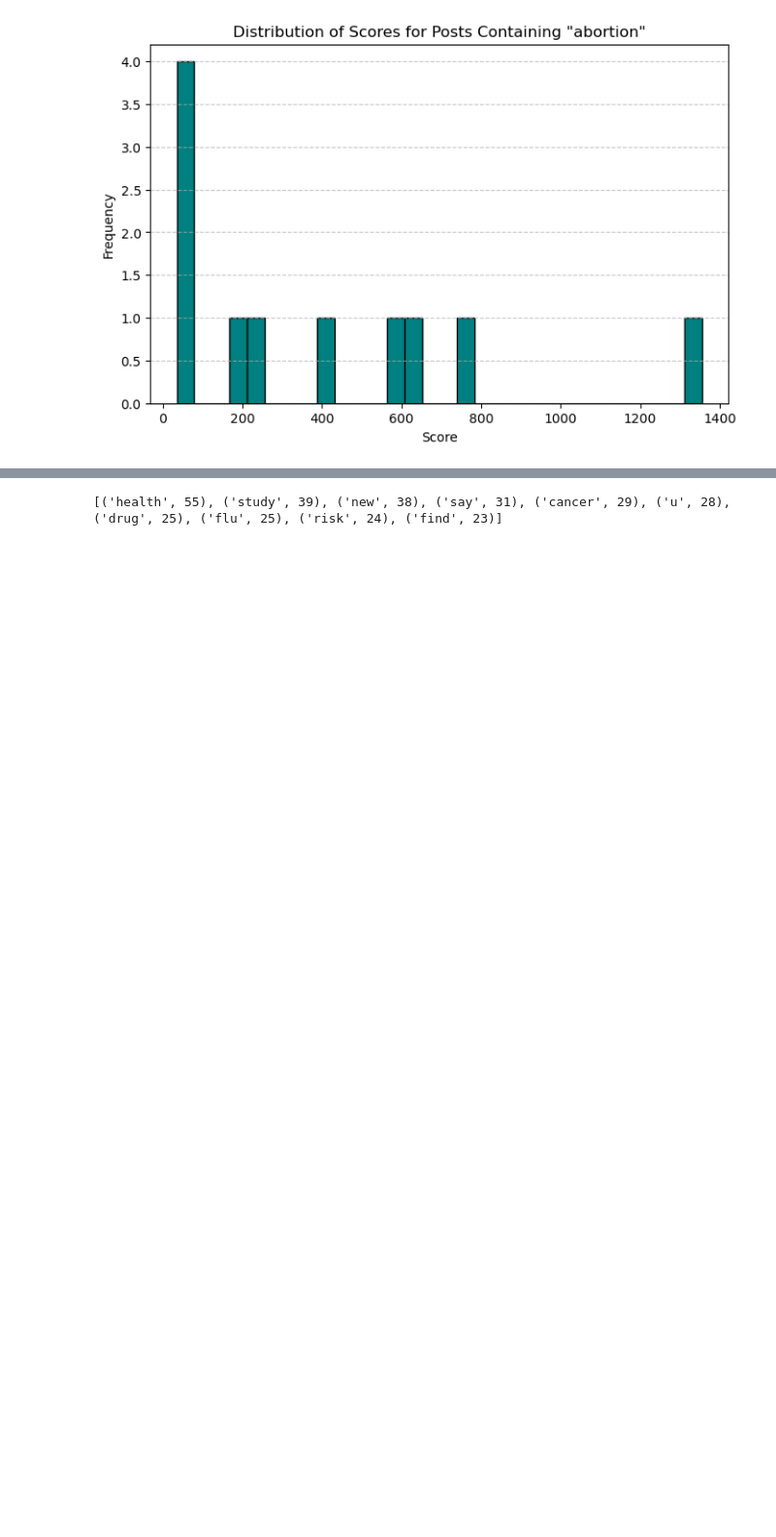
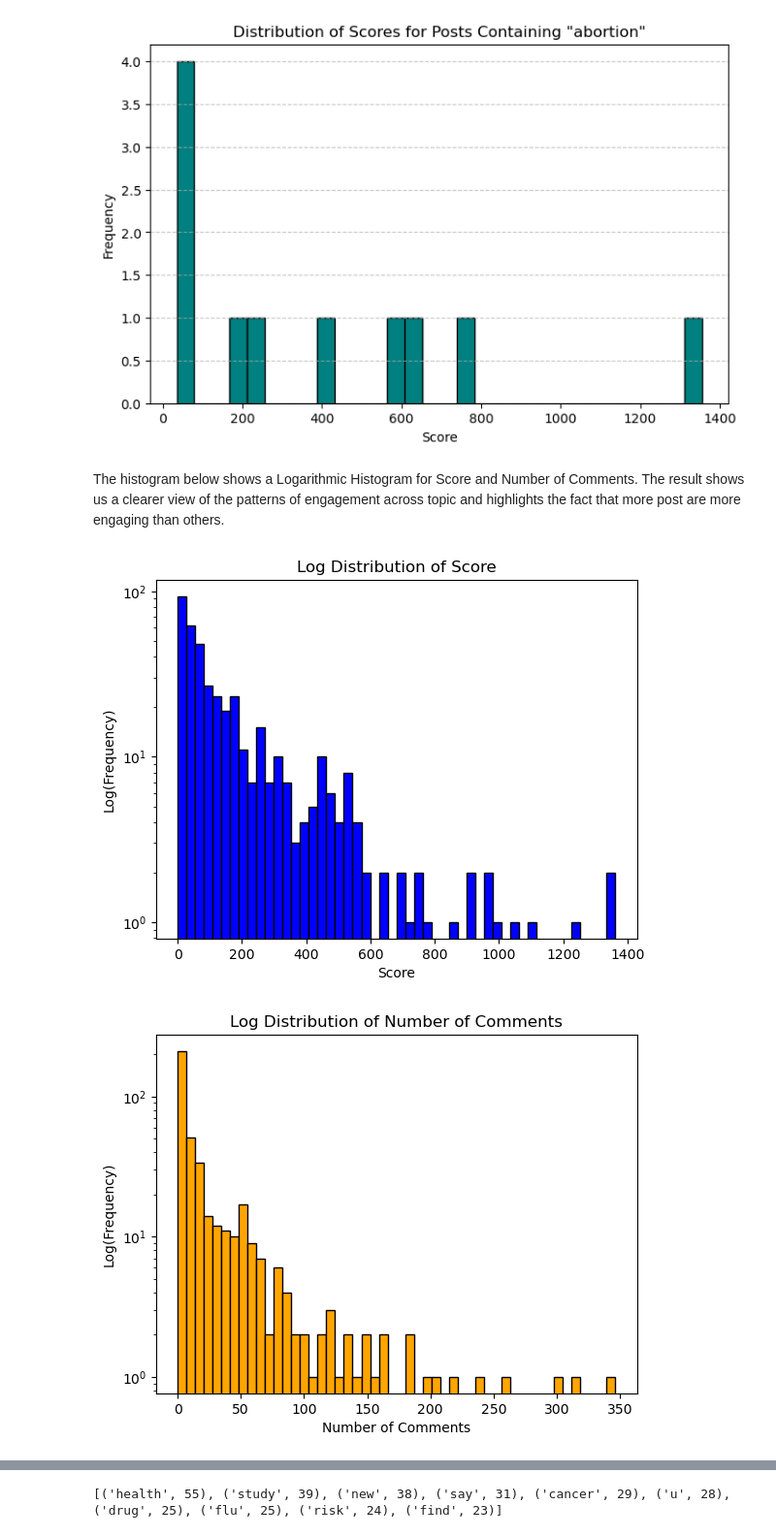
Before and after one commit to Olayemi-cloud/jh24993_EMATM0048---Python-Project, a Jupyter notebook: jh24993_EMATM0048_Q2.ipynb, the cells around one changed output, grey strips where cells are left out. Shown at 97% size. Drawn from its saved outputs; the diff is of its cells as text; code cells hidden in the pictures; blank space fills up the shorter version.

```diff
--- a/jh24993_EMATM0048_Q2.ipynb
+++ b/jh24993_EMATM0048_Q2.ipynb
@@ -457,3 +472,21 @@ for keyword in keywords:
 [figure]
 [figure]
 [figure]
+# %% [markdown]
+The histogram below shows a Logarithmic Histogram for Score and Number of Comments.
+The result shows us a clearer view of the patterns of engagement across topic and highlights the fact that more post are more engaging than others.
+# %%
+plt.hist(df['score'], bins=50, color='blue', edgecolor='black', log=True)
+plt.title('Log Distribution of Score')
+plt.xlabel('Score')
+plt.ylabel('Log(Frequency)')
+plt.show()
+
+plt.hist(df['num_comments'], bins=50, color='orange', edgecolor='black', log=True)
+plt.title('Log Distribution of Number of Comments')
+plt.xlabel('Number of Comments')
+plt.ylabel('Log(Frequency)')
+plt.show()
+# %% [output]
+[figure, added]
+[figure, added]
```
Also changed, not shown: parts of 47 cells of this notebook.
